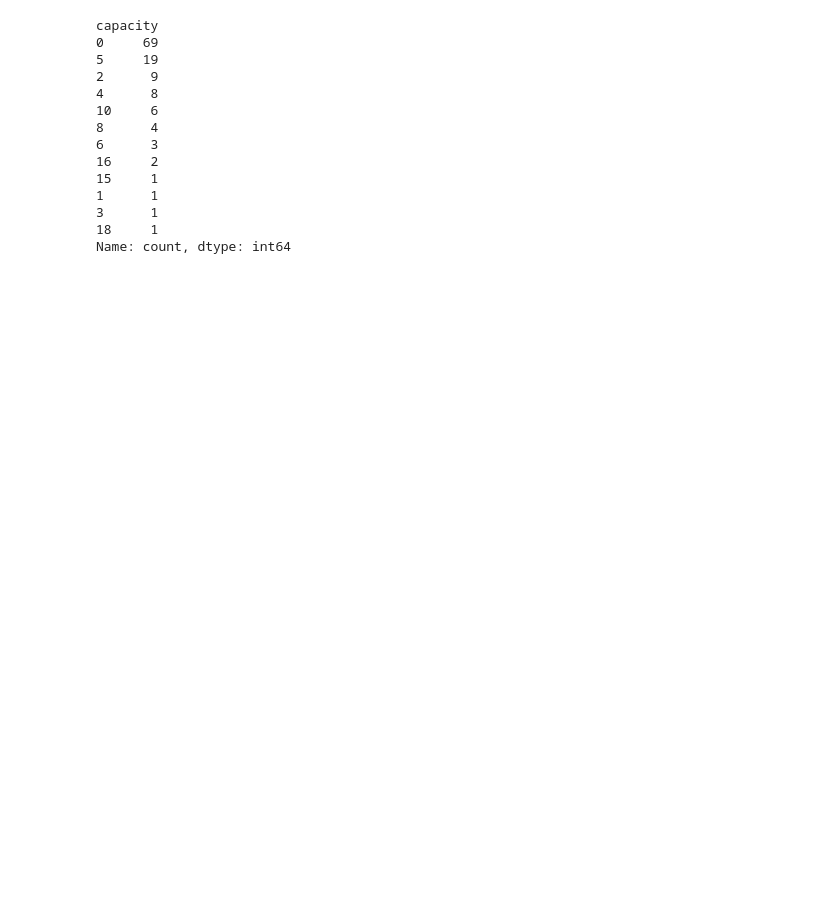
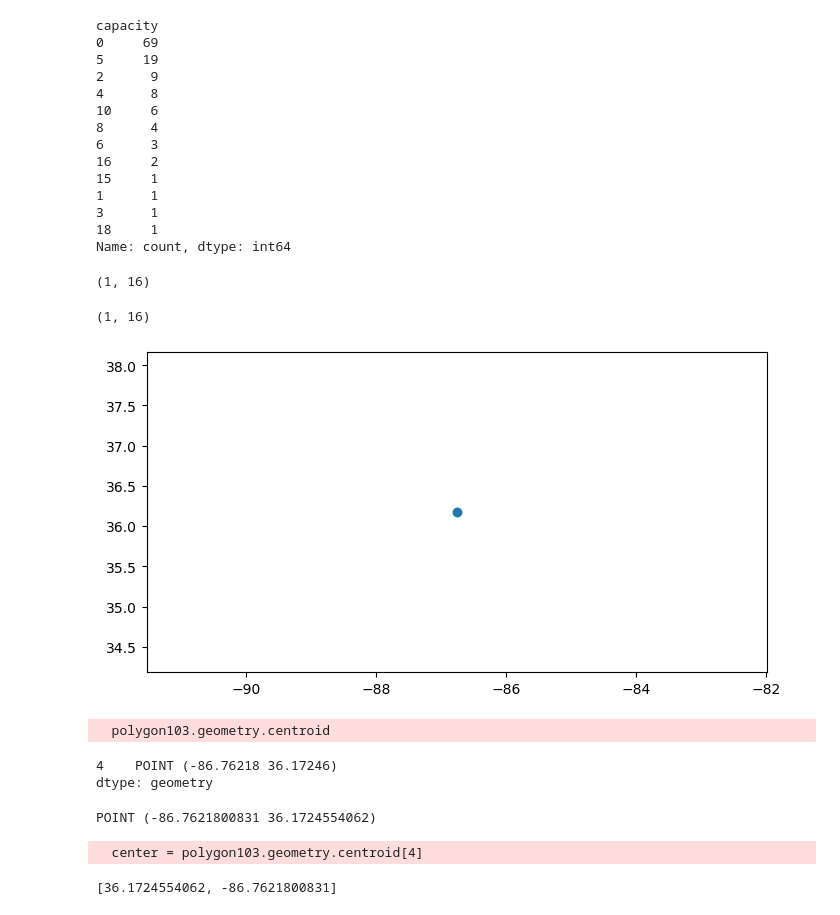
Before and after one commit to NSS-Data-Analytics-Cohort-10/geospatial-python-workshop-Uhuegbu23, a Jupyter notebook: notebooks/Metro_Bike_rack.ipynb, the cells around one changed output. Saved outputs shown, nothing was run; the diff lists cells and outputs as text; code cells hidden in the pictures; blank space fills up the shorter version.

```diff
--- a/notebooks/Metro_Bike_rack.ipynb
+++ b/notebooks/Metro_Bike_rack.ipynb
@@ -190,3 +190,42 @@ capacity
 3      1
 18     1
 Name: count, dtype: int64
+# %%
+#filter the capacity by detail location
+capacity_by_location_103 = capacity_bike_park.loc[capacity_bike_park['idnumber'] == '103']
+capacity_by_location_103.shape
+# %% [output]
+(1, 16)
+# %%
+polygon103 = capacity_bike_park.loc[capacity_bike_park['idnumber'] == '103']
+polygon103.shape
+# %% [output]
+(1, 16)
+# %%
+#fig, ax = matplotlib.subplots()
+ax = polygon103.plot(figsize = (8, 10), color = 'lightgreen')
+capacity_by_location_103.plot( ax = ax, column = 'idnumber');
+plt.show();
+# %% [output]
+[figure, added]
+# %%
+polygon103.geometry.centroid
+# %% [output]
+  polygon103.geometry.centroid
+4    POINT (-86.76218 36.17246)
+dtype: geometry
+# %%
+#find the center of the larger (more southern) polygon and look at it
+center = polygon103.geometry.centroid[4]
+print(center)
+# %% [output]
+POINT (-86.7621800831 36.1724554062)
+  center = polygon103.geometry.centroid[4]
+# %%
+# reverse the order when constructing the array for folium location
+area_center = [center.y, center.x] #the square bracket is displaying an array
+
+# check the order of area_center, the location for our folium map
+print(area_center)
+# %% [output]
+[36.1724554062, -86.7621800831]
```
Also changed, not shown: parts of 6 cells of this notebook.
